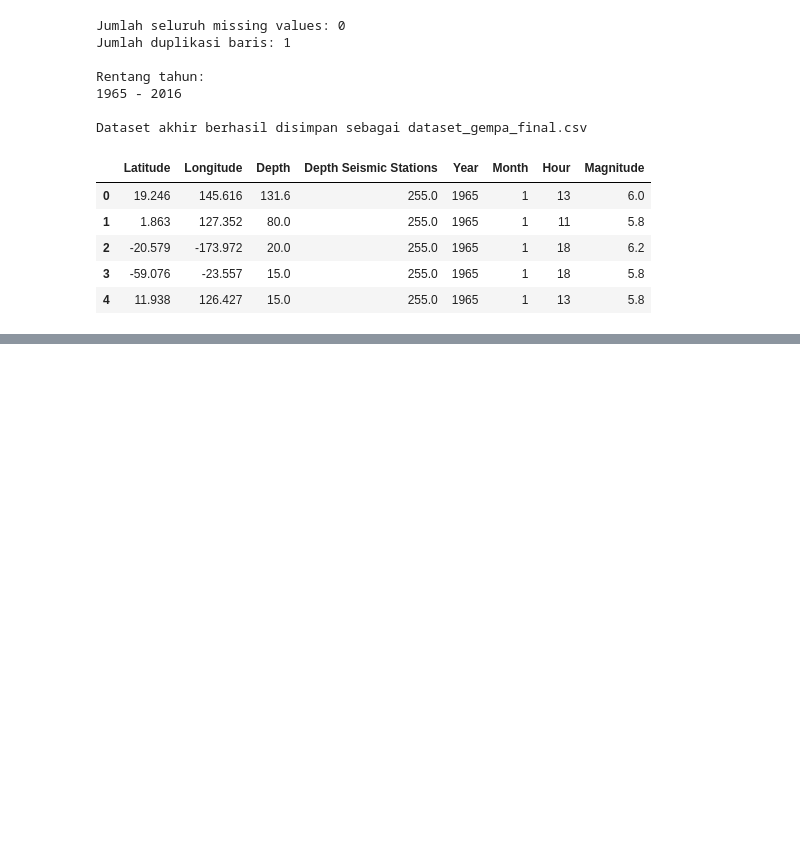
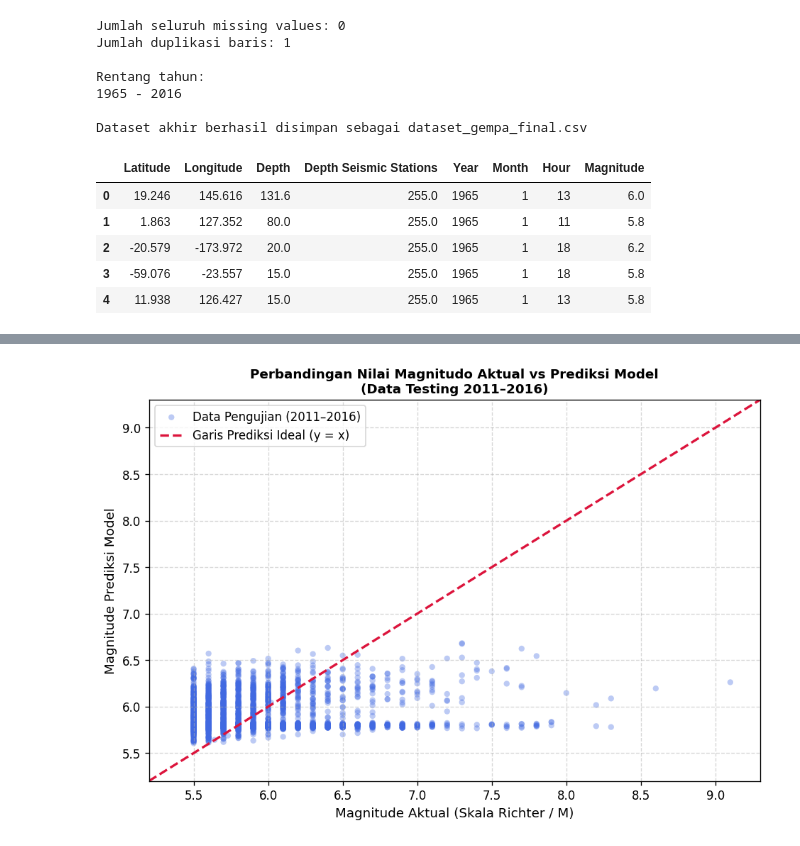
Before and after one commit to Marseng10/Data-Scince_Project, a Jupyter notebook: AnalisisPoladanPrediksiMagnitudoGempaBumi_Lanjutan.ipynb, the cells around one changed output, grey strips where cells are left out. Saved outputs shown, nothing was run; the diff lists cells and outputs as text; code cells hidden in the pictures; blank space fills up the shorter version.

```diff
--- a/Analisis Pola dan PrediksiMagnitudoGempaBumi.ipynb
+++ b/AnalisisPoladanPrediksiMagnitudoGempaBumi_Lanjutan.ipynb
@@ -1786,0 +2237,30 @@ Dataset akhir berhasil disimpan sebagai dataset_gempa_final.csv
+# %%
+# E.3 Visualisasi Aktual vs Prediksi
+
+plt.figure(figsize=(8, 5.6))
+plt.scatter(
+    df_hasil_test["Magnitude Aktual"],
+    df_hasil_test["Prediksi Ridge"],
+    alpha=0.35,
+    color="royalblue",
+    edgecolors="none",
+    s=25,
+    label="Data Pengujian (2011–2016)"
+)
+
+# Garis diagonal prediksi ideal y = x
+min_val = 5.2
+max_val = 9.3
+plt.plot([min_val, max_val], [min_val, max_val], color="crimson", linestyle="--", linewidth=2, label="Garis Prediksi Ideal (y = x)")
+
+plt.title("Perbandingan Nilai Magnitudo Aktual vs Prediksi Model\n(Data Testing 2011–2016)", fontsize=11, fontweight="bold")
+plt.xlabel("Magnitude Aktual (Skala Richter / M)", fontsize=11)
+plt.ylabel("Magnitude Prediksi Model", fontsize=11)
+plt.xlim(min_val, max_val)
+plt.ylim(min_val, max_val)
+plt.grid(True, linestyle="--", alpha=0.5)
+plt.legend(loc="upper left", fontsize=10)
+plt.tight_layout()
+plt.show()
+# %% [output]
+[figure, added]
```
Also changed, not shown: parts of 37 cells of this notebook, 2 other files.
